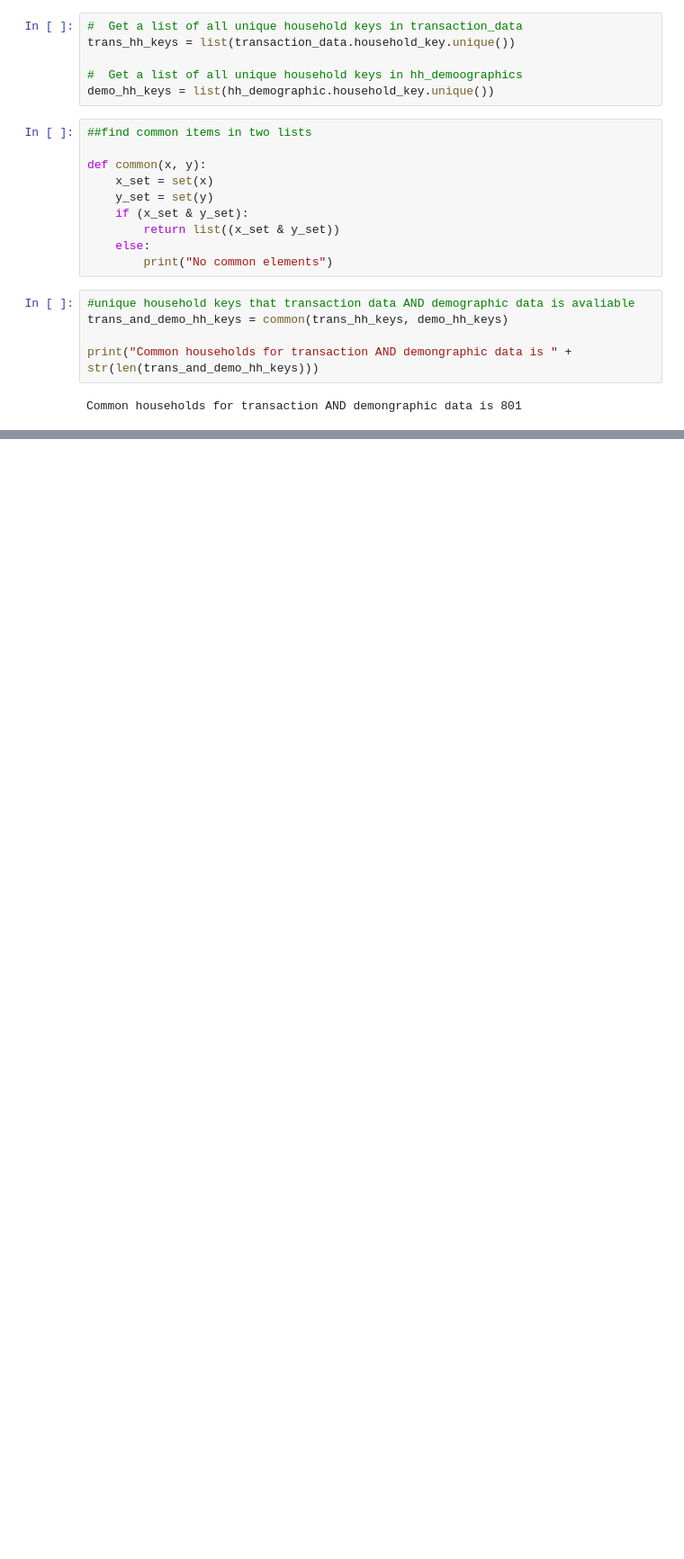
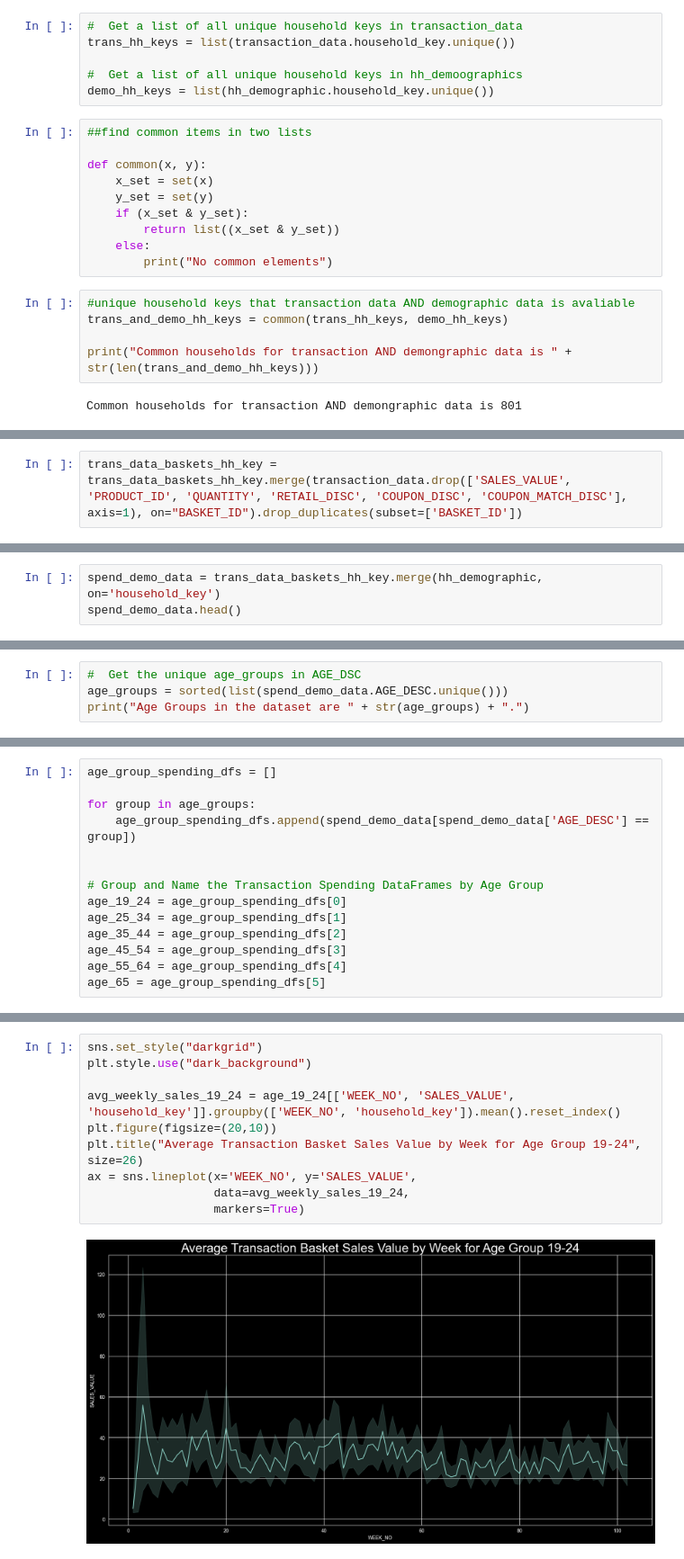
Before and after one commit to hirandilshan/super-Market-Analysis, a Jupyter notebook: superMarket.ipynb, the cells around one changed output, grey strips where cells are left out. Shown: that part at 90% size. Drawn from its saved outputs; the diff is of its cells as text; blank space fills up the shorter version.

```diff
--- a/superMarket.ipynb
+++ b/superMarket.ipynb
@@ -79,0 +134,2 @@ Common households for transaction AND demongraphic data is 801
+# %%
+trans_data_baskets_hh_key = trans_data_baskets_hh_key.merge(transaction_data.drop(['SALES_VALUE', 'PRODUCT_ID', 'QUANTITY', 'RETAIL_DISC', 'COUPON_DISC', 'COUPON_MATCH_DISC'], axis=1), on="BASKET_ID").drop_duplicates(subset=['BASKET_ID'])
@@ -79,0 +145,3 @@ Common households for transaction AND demongraphic data is 801
+# %%
+spend_demo_data = trans_data_baskets_hh_key.merge(hh_demographic, on='household_key')
+spend_demo_data.head()
@@ -79,0 +157,4 @@ Common households for transaction AND demongraphic data is 801
+# %%
+#  Get the unique age_groups in AGE_DSC
+age_groups = sorted(list(spend_demo_data.AGE_DESC.unique()))
+print("Age Groups in the dataset are " + str(age_groups) + ".")
@@ -79,0 +163,14 @@ Common households for transaction AND demongraphic data is 801
+# %%
+age_group_spending_dfs = []
+
+for group in age_groups:
+    age_group_spending_dfs.append(spend_demo_data[spend_demo_data['AGE_DESC'] == group])
+
+
+# Group and Name the Transaction Spending DataFrames by Age Group
+age_19_24 = age_group_spending_dfs[0]
+age_25_34 = age_group_spending_dfs[1]
+age_35_44 = age_group_spending_dfs[2]
+age_45_54 = age_group_spending_dfs[3]
+age_55_64 = age_group_spending_dfs[4]
+age_65 = age_group_spending_dfs[5]
@@ -79,0 +224,12 @@ Common households for transaction AND demongraphic data is 801
+# %%
+sns.set_style("darkgrid")
+plt.style.use("dark_background")
+
+avg_weekly_sales_19_24 = age_19_24[['WEEK_NO', 'SALES_VALUE', 'household_key']].groupby(['WEEK_NO', 'household_key']).mean().reset_index()
+plt.figure(figsize=(20,10))
+plt.title("Average Transaction Basket Sales Value by Week for Age Group 19-24", size=26)
+ax = sns.lineplot(x='WEEK_NO', y='SALES_VALUE',
+                  data=avg_weekly_sales_19_24,
+                  markers=True)
+# %% [output]
+[figure, added]
```
Also changed, not shown: parts of 26 cells of this notebook.
